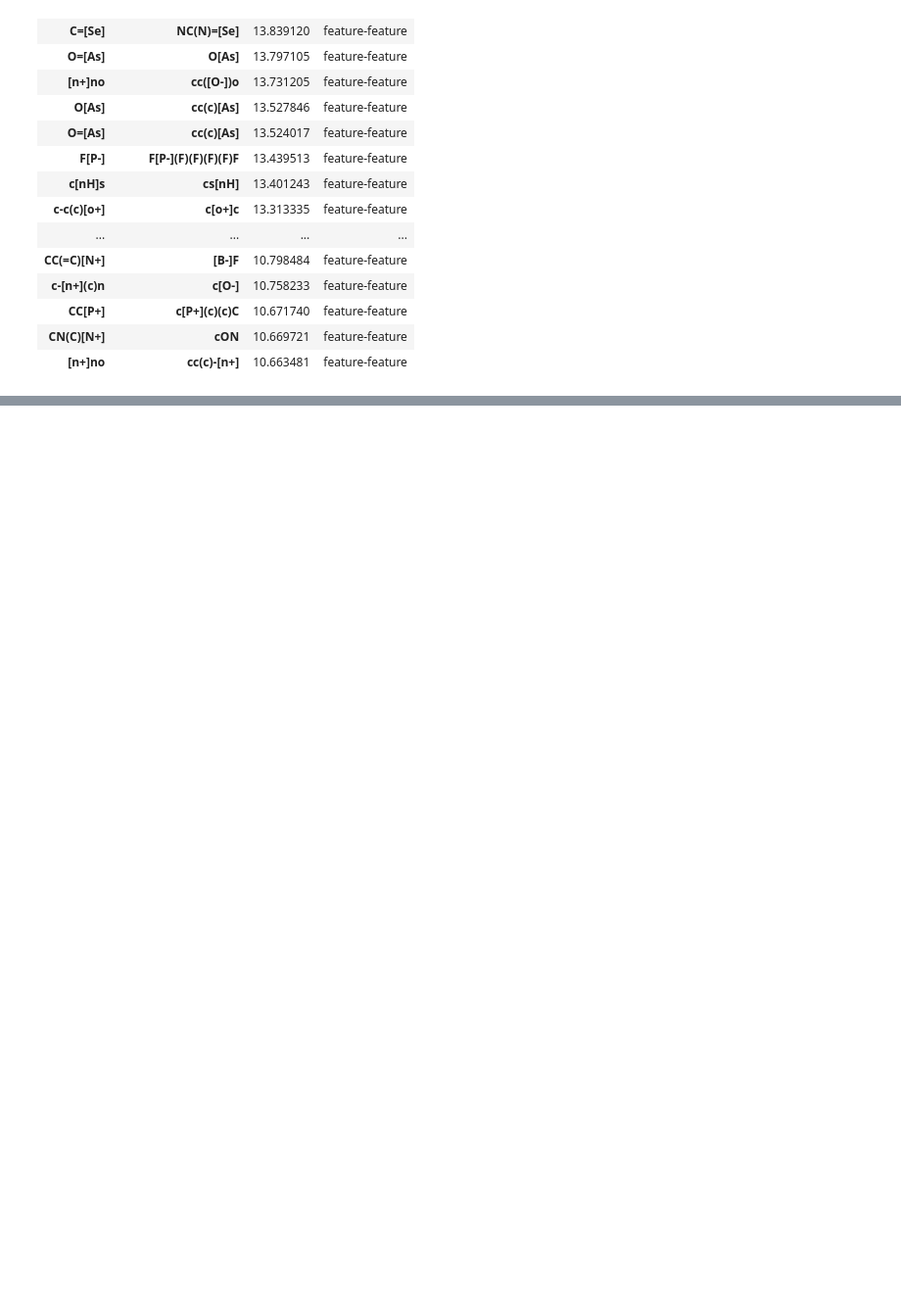
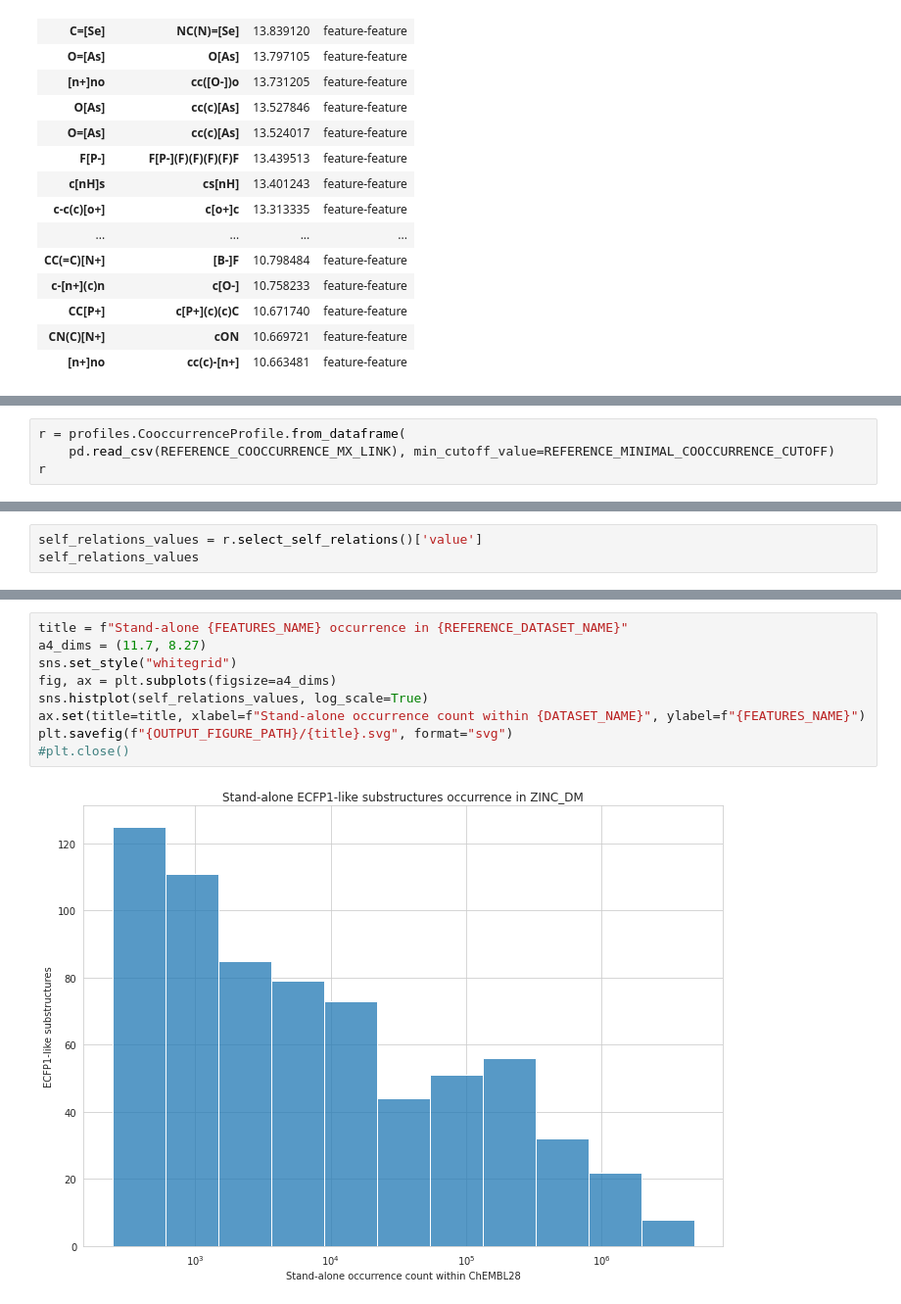
Before and after one commit to cmeloi/fip3, a Jupyter notebook: docs/cookbook/basic_interrelation_analysis.ipynb, the cells around one changed output, grey strips where cells are left out. Shown at 98% size. Drawn from its saved outputs; the diff is of its cells as text; blank space fills up the shorter version.

```diff
--- a/docs/cookbook/basic_interrelation_analysis.ipynb
+++ b/docs/cookbook/basic_interrelation_analysis.ipynb
@@ -571,0 +574,4 @@ with pd.option_context('display.max_rows', None, 'display.max_columns', None):
+# %%
+r = profiles.CooccurrenceProfile.from_dataframe(
+    pd.read_csv(REFERENCE_COOCCURRENCE_MX_LINK), min_cutoff_value=REFERENCE_MINIMAL_COOCCURRENCE_CUTOFF)
+r
@@ -571,0 +601,3 @@ with pd.option_context('display.max_rows', None, 'display.max_columns', None):
+# %%
+self_relations_values = r.select_self_relations()['value']
+self_relations_values
@@ -571,0 +618,11 @@ with pd.option_context('display.max_rows', None, 'display.max_columns', None):
+# %%
+title = f"Stand-alone {FEATURES_NAME} occurrence in {REFERENCE_DATASET_NAME}"
+a4_dims = (11.7, 8.27)
+sns.set_style("whitegrid")
+fig, ax = plt.subplots(figsize=a4_dims)
+sns.histplot(self_relations_values, log_scale=True)
+ax.set(title=title, xlabel=f"Stand-alone occurrence count within {DATASET_NAME}", ylabel=f"{FEATURES_NAME}")
+plt.savefig(f"{OUTPUT_FIGURE_PATH}/{title}.svg", format="svg")
+#plt.close()
+# %% [output]
+[figure, added]
```
Also changed, not shown: parts of 34 cells of this notebook, 1 other file.
